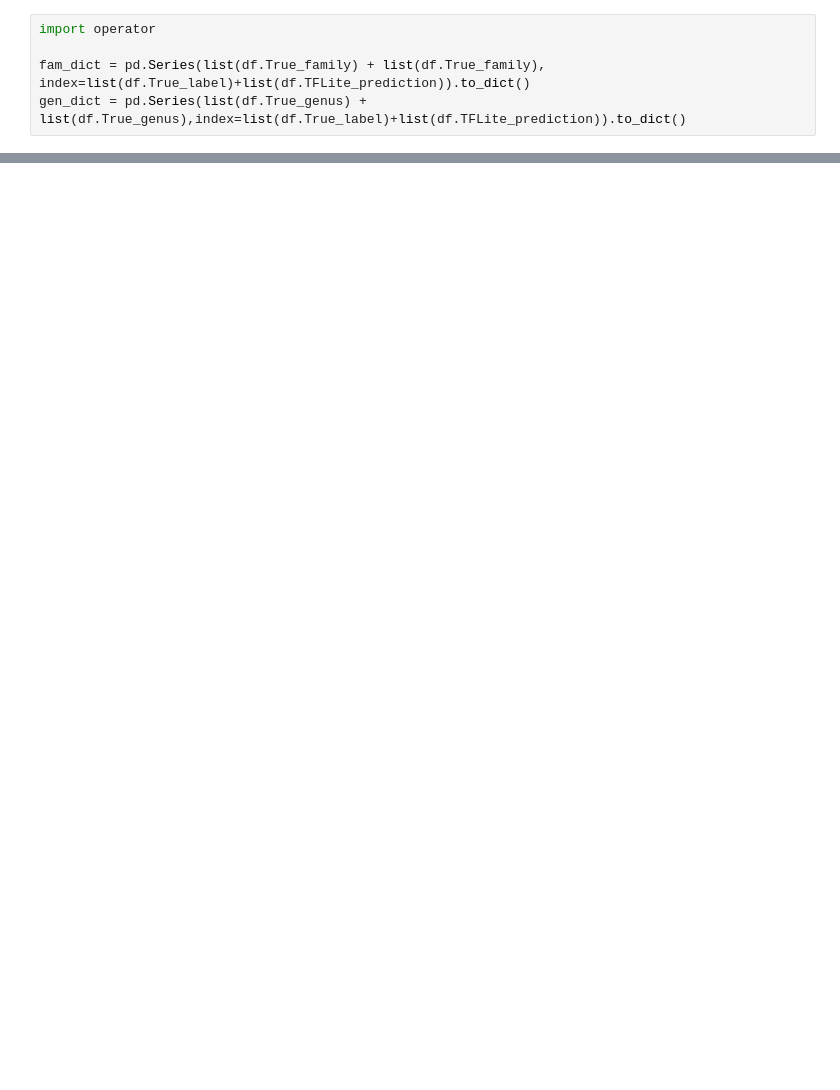
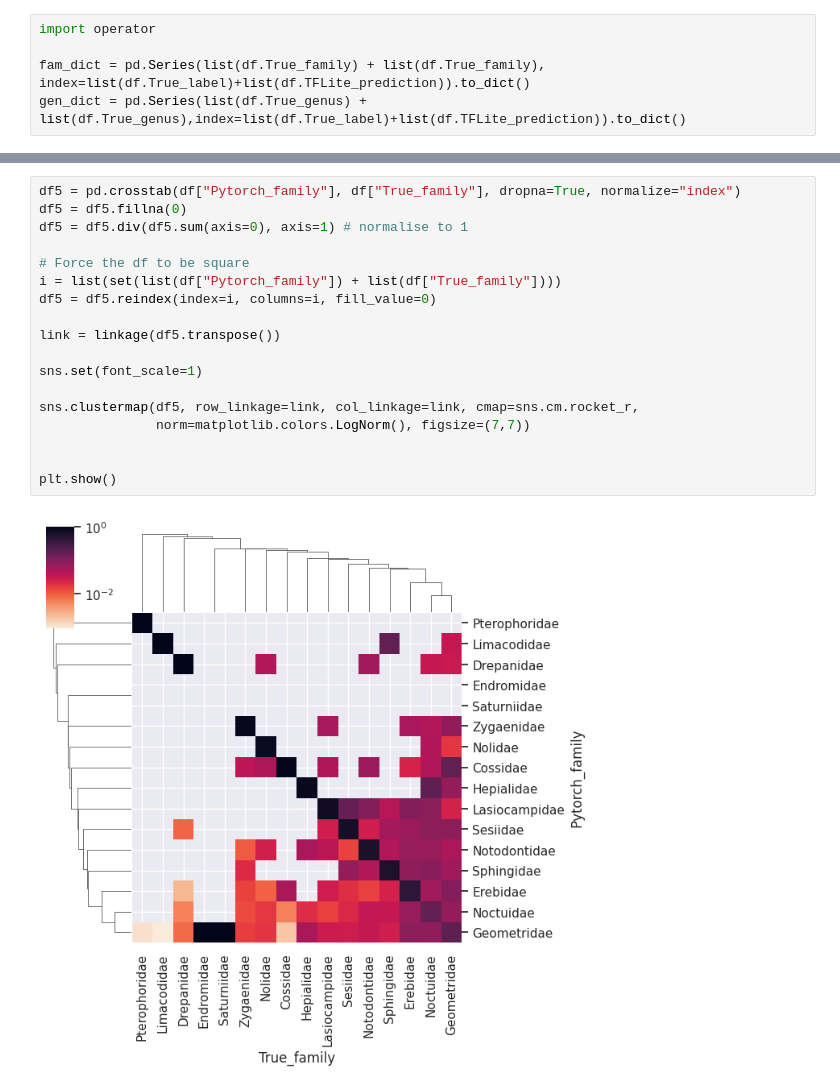
Before and after one commit to AMI-system/species_classifier, a Jupyter notebook: 02_model_training/pytorch/plots.ipynb, the cells around one changed output, grey strips where cells are left out. Saved outputs shown, nothing was run; the diff lists cells and outputs as text; blank space fills up the shorter version.

```diff
--- a/02_model_training/pytorch/plots.ipynb
+++ b/02_model_training/pytorch/plots.ipynb
@@ -176,0 +306,20 @@ plt.show()
+# %%
+df5 = pd.crosstab(df["Pytorch_family"], df["True_family"], dropna=True, normalize="index")
+df5 = df5.fillna(0)
+df5 = df5.div(df5.sum(axis=0), axis=1) # normalise to 1
+
+# Force the df to be square
+i = list(set(list(df["Pytorch_family"]) + list(df["True_family"])))
+df5 = df5.reindex(index=i, columns=i, fill_value=0)
+
+link = linkage(df5.transpose())
+
+sns.set(font_scale=1)
+
+sns.clustermap(df5, row_linkage=link, col_linkage=link, cmap=sns.cm.rocket_r,
+               norm=matplotlib.colors.LogNorm(), figsize=(7,7))
+
+
+plt.show()
+# %% [output]
+[figure, added]
```
Also changed, not shown: parts of 18 cells of this notebook, 2 other files.
